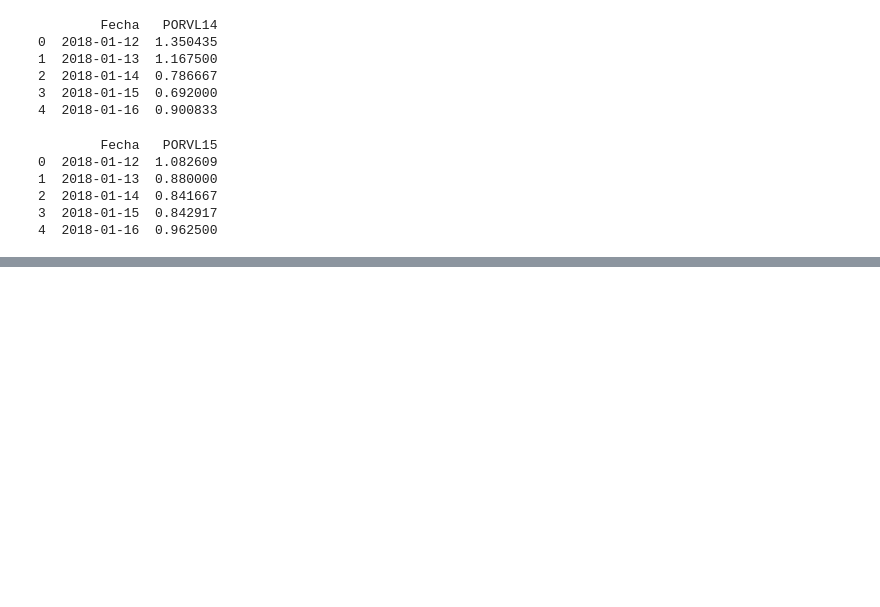
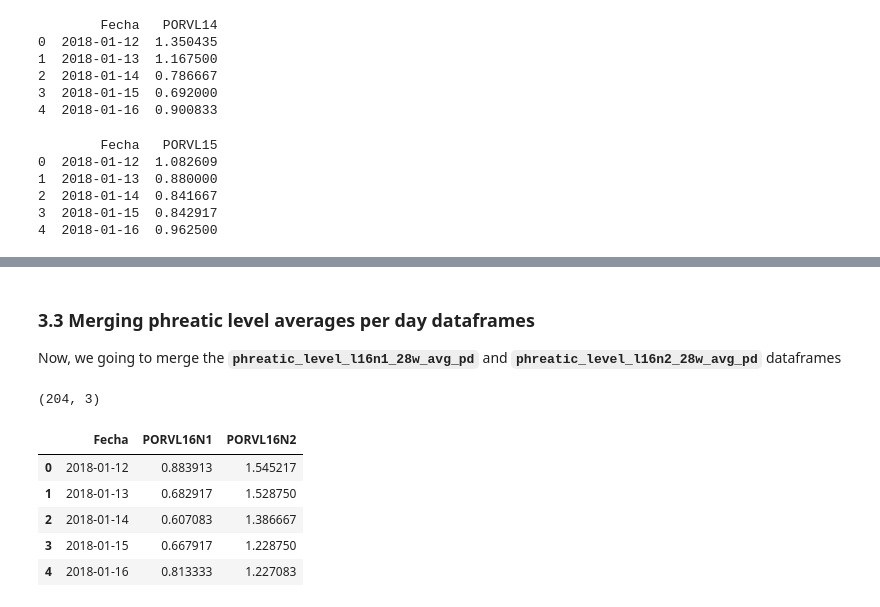
Before and after one commit to bgarcial/sioma_project, a Jupyter notebook: notebooks/averaging_data/PhreaticLevel/28-weeks_January-12_August-03_2018/03-bgarcial-phreatic_level_generating_average_between-nodes_values.ipynb, the cells around one changed output, grey strips where cells are left out. Cells and saved outputs as stored; diff of their text form; code cells hidden in the pictures; blank space fills up the shorter version.

```diff
--- a/notebooks/averaging_data/PhreaticLevel/28-weeks_January-12_August-03_2018/03-bgarcial-phreatic_level_generating_average_between-nodes_values.ipynb
+++ b/notebooks/averaging_data/PhreaticLevel/28-weeks_January-12_August-03_2018/03-bgarcial-phreatic_level_generating_average_between-nodes_values.ipynb
@@ -383,0 +420,4 @@ phreatic_level_l15n1_28w_avg_pd.to_csv( '../../../../data/interim/PhreaticLevel/
+# %% [markdown]
+### 3.3 Merging phreatic level averages per day dataframes
+
+Now, we going to merge the **`phreatic_level_l16n1_28w_avg_pd`** and **`phreatic_level_l16n2_28w_avg_pd`** dataframes
@@ -383,0 +427,11 @@ phreatic_level_l15n1_28w_avg_pd.to_csv( '../../../../data/interim/PhreaticLevel/
+# %%
+print(phreatic_level_l16_28w_avg_pd.shape)
+phreatic_level_l16_28w_avg_pd.head()
+# %% [output]
+(204, 3)
+|  | Fecha | PORVL16N1 | PORVL16N2 |
+| 0 | 2018-01-12 | 0.883913 | 1.545217 |
+| 1 | 2018-01-13 | 0.682917 | 1.528750 |
+| 2 | 2018-01-14 | 0.607083 | 1.386667 |
+| 3 | 2018-01-15 | 0.667917 | 1.228750 |
+| 4 | 2018-01-16 | 0.813333 | 1.227083 |
```
Also changed, not shown: parts of 13 cells of this notebook, 2 other files.
